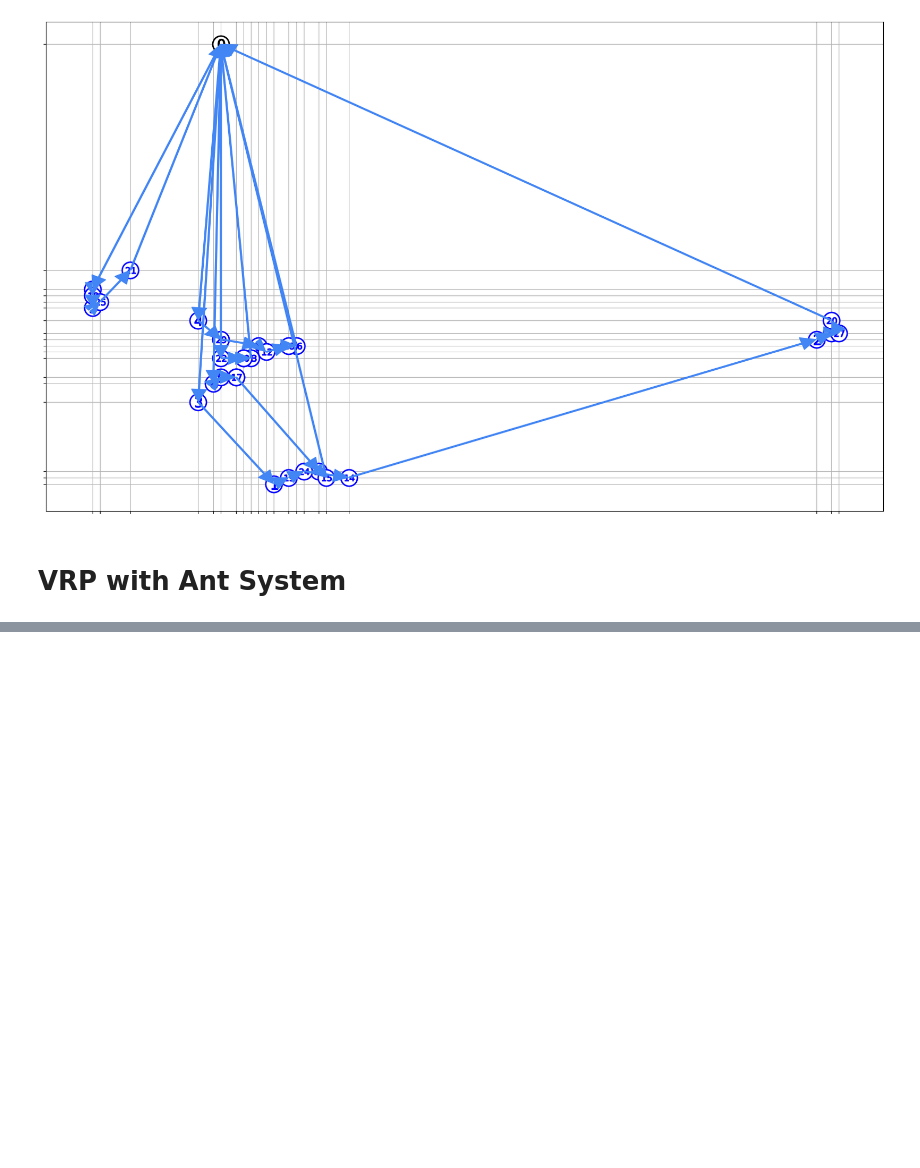
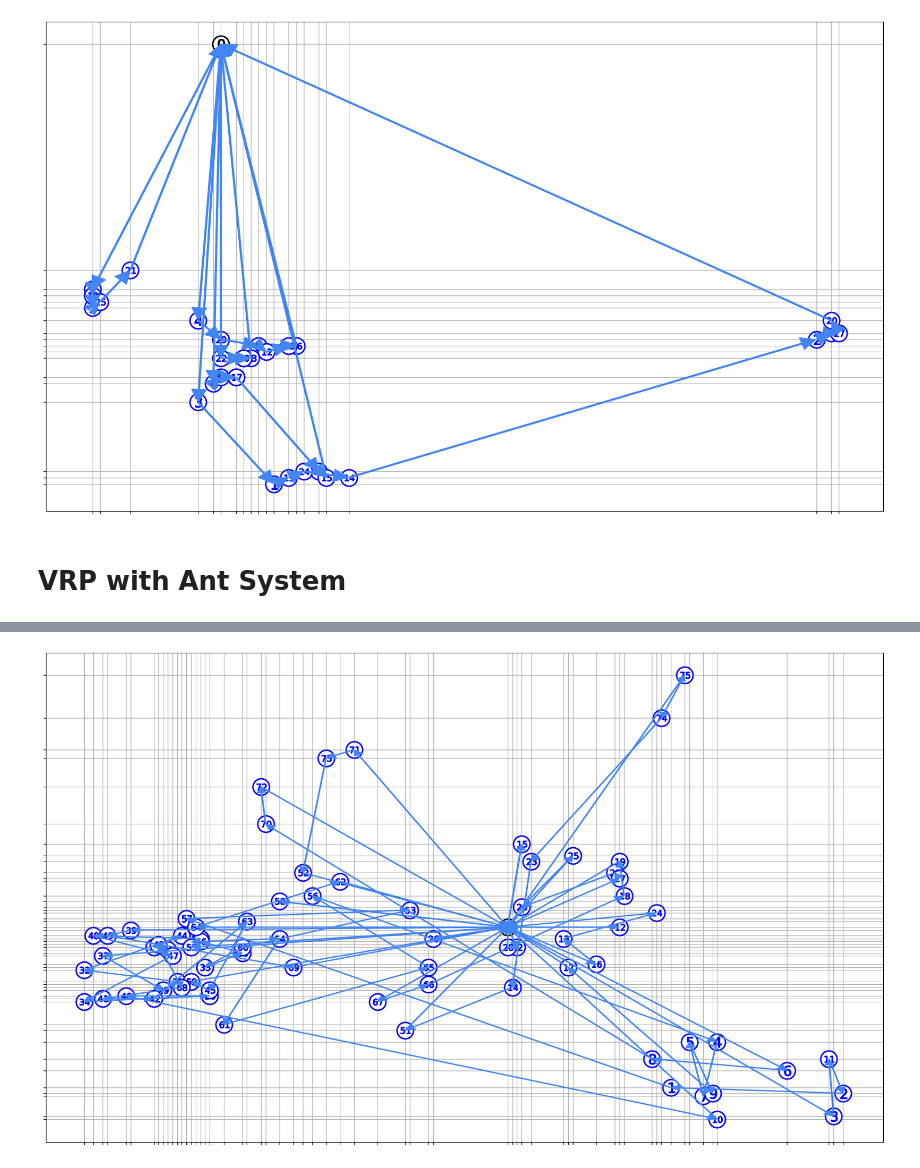
Before and after one commit to MarkusKiesel93/Self-Organizing_Systems, a Jupyter notebook: exercise_1/VRP.ipynb, the cells around one changed output, grey strips where cells are left out. Saved outputs shown, nothing was run; the diff lists cells and outputs as text; code cells hidden in the pictures; blank space fills up the shorter version.

```diff
--- a/exercise_1/VRP.ipynb
+++ b/exercise_1/VRP.ipynb
@@ -55,2 +84,4 @@ plt.show()
 # %%
-plot_solution(coordinates, ant_system.best_path)
+fig = plot_solution(coordinates, ant_system.best_path)
+# %% [output]
+[figure, added]
```
Also changed, not shown: parts of 6 cells of this notebook.
